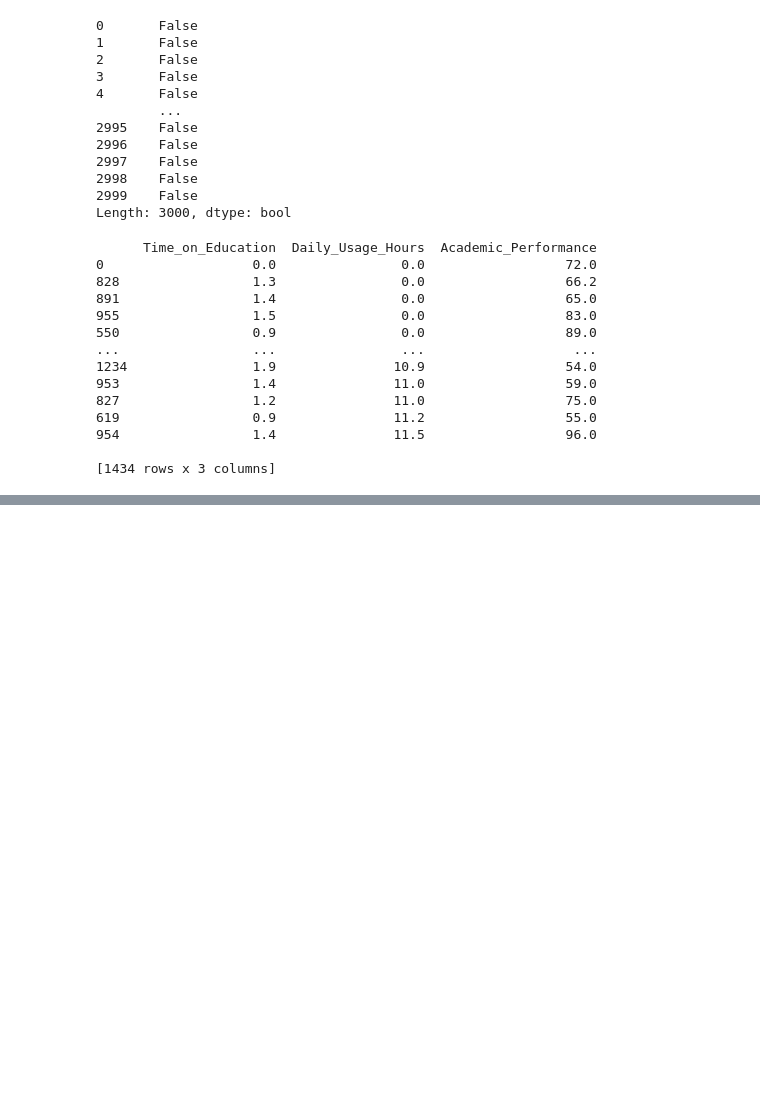
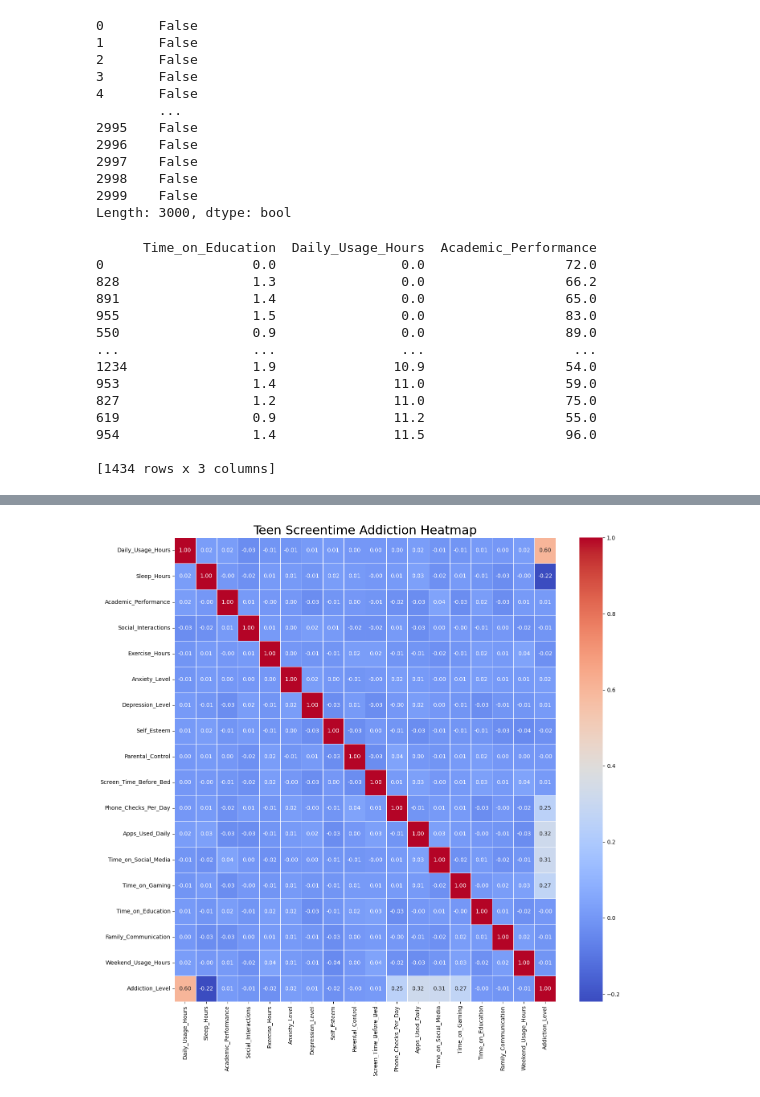
Before and after one commit to shivahari04/smartphone_addiction_analysis, a Jupyter notebook: Notebook/screen_addiction.ipynb, the cells around one changed output, grey strips where cells are left out. Saved outputs shown, nothing was run; the diff lists cells and outputs as text; code cells hidden in the pictures; blank space fills up the shorter version.

```diff
--- a/Notebook/screen_addiction.ipynb
+++ b/Notebook/screen_addiction.ipynb
@@ -290,0 +320,9 @@ result
+# %%
+df_corr = df[['Daily_Usage_Hours', 'Sleep_Hours', 'Academic_Performance',
+       'Social_Interactions', 'Exercise_Hours', 'Anxiety_Level',
+       'Depression_Level', 'Self_Esteem', 'Parental_Control',
+       'Screen_Time_Before_Bed', 'Phone_Checks_Per_Day', 'Apps_Used_Daily',
+       'Time_on_Social_Media', 'Time_on_Gaming', 'Time_on_Education',
+        'Family_Communication', 'Weekend_Usage_Hours',
+       'Addiction_Level']].corr()
+df_corr
@@ -290,0 +347,11 @@ result
+# %%
+fig, ax = plt.subplots(figsize=(14, 14))
+
+sns.heatmap(df_corr.round(2), annot=True, fmt=".2f", cmap='coolwarm', linewidths=0.5, ax=ax)
+plt.title('Teen Screentime Addiction Heatmap', fontsize=22)
+plt.xticks(rotation=90, ha='center')
+
+plt.tight_layout()
+plt.show()
+# %% [output]
+[figure, added]
```
Also changed, not shown: parts of 20 cells of this notebook, 1 other file.
